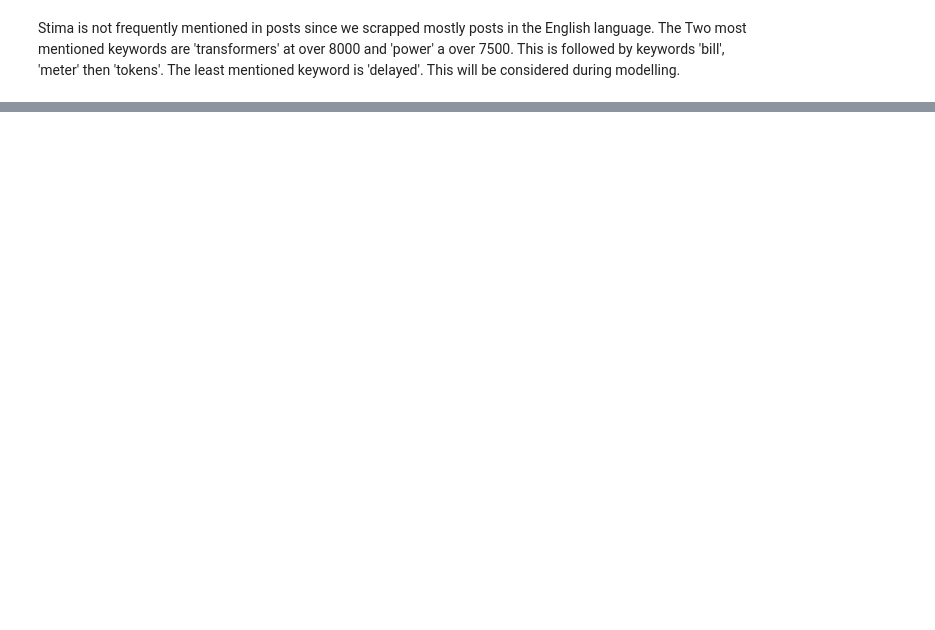
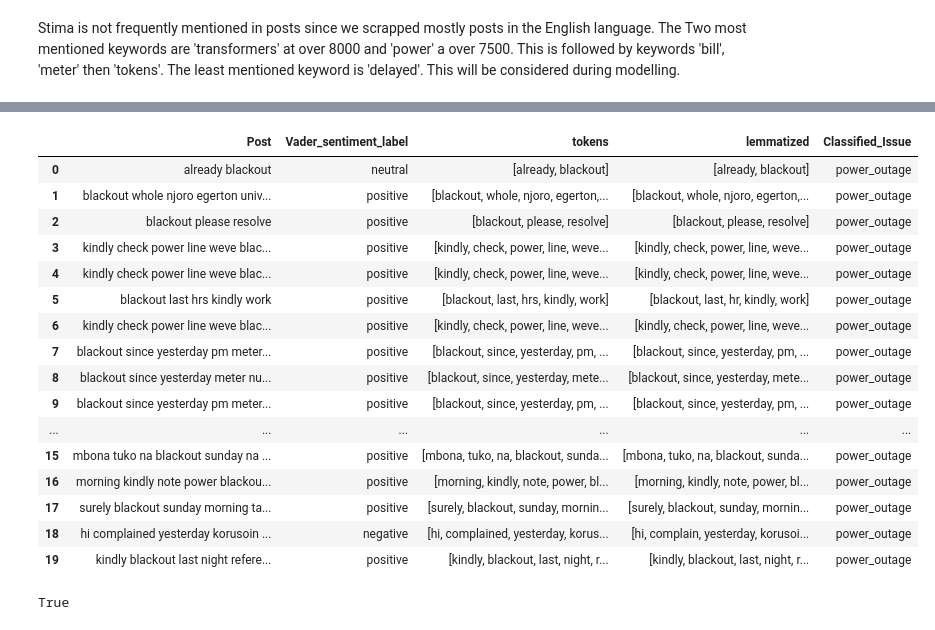
Before and after one commit to clydeochieng/Sentiment-Analysis-on-Kenya-Power-Customer-Experience, a Jupyter notebook: index.ipynb, the cells around one changed output, grey strips where cells are left out. Drawn from its saved outputs; the diff is of its cells as text; code cells hidden in the pictures; blank space fills up the shorter version.

```diff
--- a/index.ipynb
+++ b/index.ipynb
@@ -571,0 +711,44 @@ dtype: int64
+# %%
+issues = {
+    "token_problem": ["token", "received token", "prepaid"],
+    "power_outage": ["outage", "stima", "no lights",
+                      "giza", "anua", "interruption",
+                        "blackout", "power"],
+    "transformer_issue": ["transformer","explode","blew","blown"],
+    "billing_issues": ["bills", "overcharge", "cost", "paid",
+                     "invoice"],
+    "account_issues": ["account", "meter", "number","acc"]
+}
+# %%
+def classify_issue(tweet):
+    priority_order = ["power_outage", "token_problem", "billing_issues", "account_issues","transformer_issue"]
+    for issue in priority_order:
+        for keyword in issues[issue]:
+            if keyword.lower() in tweet.lower():
+                return issue
+    return "other"
+
+processed_df['Classified_Issue'] = processed_df['Post'].apply(classify_issue)
+# %%
+# Apply the classify_issue function to each tweet in the 'Post' column
+processed_df['Classified_Issue'] = processed_df['Post'].apply(classify_issue)
+# %%
+processed_df.head(20)
+# %% [output]
+|  | Post | Vader_sentiment_label | tokens | lemmatized | Classified_Issue |
+| 0 | already blackout | neutral | [already, blackout] | [already, blackout] | power_outage |
+| 1 | blackout whole njoro egerton univ... | positive | [blackout, whole, njoro, egerton,... | [blackout, whole, njoro, egerton,... | power_outage |
+| 2 | blackout please resolve | positive | [blackout, please, resolve] | [blackout, please, resolve] | power_outage |
+| 3 | kindly check power line weve blac... | positive | [kindly, check, power, line, weve... | [kindly, check, power, line, weve... | power_outage |
+| 4 | kindly check power line weve blac... | positive | [kindly, check, power, line, weve... | [kindly, check, power, line, weve... | power_outage |
+| 5 | blackout last hrs kindly work | positive | [blackout, last, hrs, kindly, work] | [blackout, last, hr, kindly, work] | power_outage |
+| 6 | kindly check power line weve blac... | positive | [kindly, check, power, line, weve... | [kindly, check, power, line, weve... | power_outage |
+| 7 | blackout since yesterday pm meter... | positive | [blackout, since, yesterday, pm, ... | [blackout, since, yesterday, pm, ... | power_outage |
+| 8 | blackout since yesterday meter nu... | positive | [blackout, since, yesterday, mete... | [blackout, since, yesterday, mete... | power_outage |
+| 9 | blackout since yesterday pm meter... | positive | [blackout, since, yesterday, pm, ... | [blackout, since, yesterday, pm, ... | power_outage |
+| ... | ... | ... | ... | ... | ... |
+| 15 | mbona tuko na blackout sunday na ... | positive | [mbona, tuko, na, blackout, sunda... | [mbona, tuko, na, blackout, sunda... | power_outage |
+| 16 | morning kindly note power blackou... | positive | [morning, kindly, note, power, bl... | [morning, kindly, note, power, bl... | power_outage |
+| 17 | surely blackout sunday morning ta... | positive | [surely, blackout, sunday, mornin... | [surely, blackout, sunday, mornin... | power_outage |
+| 18 | hi complained yesterday korusoin ... | negative | [hi, complained, yesterday, korus... | [hi, complain, yesterday, korusoi... | power_outage |
+| 19 | kindly blackout last night refere... | positive | [kindly, blackout, last, night, r... | [kindly, blackout, last, night, r... | power_outage |
@@ -571,0 +765,5 @@ dtype: int64
+# %%
+# Check if indexes are aligned
+print(sparse_tfidf.index.equals(processed_df.index))  # Should return True
+# %% [output]
+True
```
Also changed, not shown: parts of 42 cells of this notebook.
